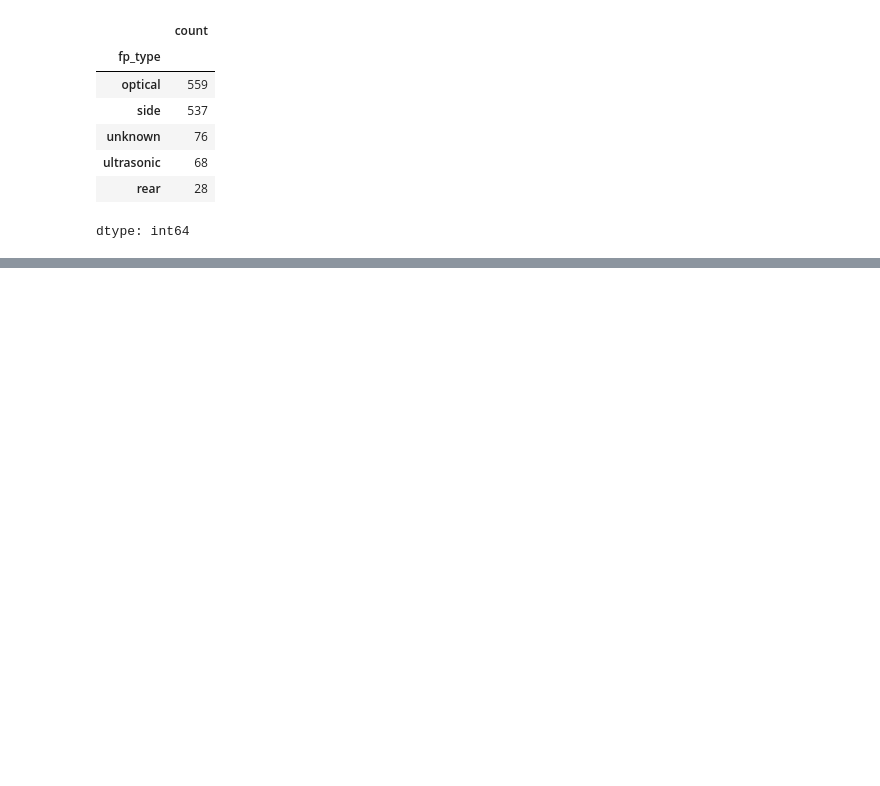
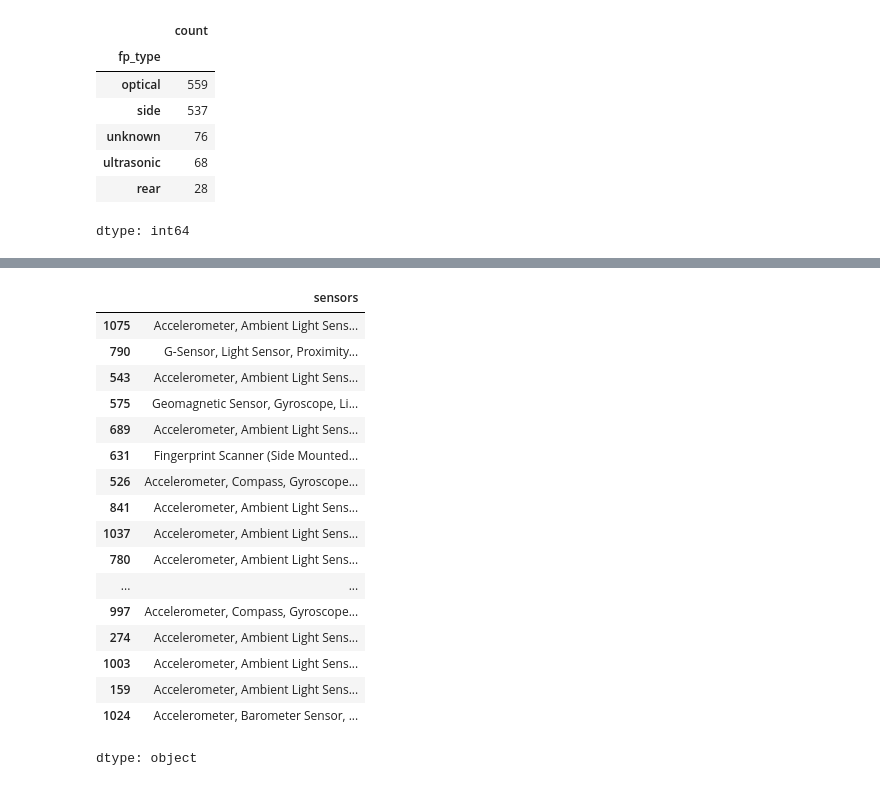
Before and after one commit to rajeshxdatascience/smartphone-recommender-system, a Jupyter notebook: SpecLens_AI_Data_Engineering.ipynb, the cells around one changed output, grey strips where cells are left out. Saved outputs shown, nothing was run; the diff lists cells and outputs as text; code cells hidden in the pictures; blank space fills up the shorter version.

```diff
--- a/SpecLens_AI_Data_Engineering.ipynb
+++ b/SpecLens_AI_Data_Engineering.ipynb
@@ -5279,7 +5279,7 @@ def extract_finger_print(text):
 
   return 'standard'
 
-df['fp_type'] = df['finger_print'].apply(extract_finger_print)
+df['fp_type'] = df['finger_print'].apply(extract_finger_print).astype('category')
 # %%
 df['fp_type'].value_counts()
 # %% [output]
@@ -5293,0 +5314,21 @@ dtype: int64
+# %%
+df['sensors'].sample(30)
+# %% [output]
+|  | sensors |
+| 1075 | Accelerometer, Ambient Light Sens... |
+| 790 | G-Sensor, Light Sensor, Proximity... |
+| 543 | Accelerometer, Ambient Light Sens... |
+| 575 | Geomagnetic Sensor, Gyroscope, Li... |
+| 689 | Accelerometer, Ambient Light Sens... |
+| 631 | Fingerprint Scanner (Side Mounted... |
+| 526 | Accelerometer, Compass, Gyroscope... |
+| 841 | Accelerometer, Ambient Light Sens... |
+| 1037 | Accelerometer, Ambient Light Sens... |
+| 780 | Accelerometer, Ambient Light Sens... |
+| ... | ... |
+| 997 | Accelerometer, Compass, Gyroscope... |
+| 274 | Accelerometer, Ambient Light Sens... |
+| 1003 | Accelerometer, Ambient Light Sens... |
+| 159 | Accelerometer, Ambient Light Sens... |
+| 1024 | Accelerometer, Barometer Sensor, ... |
+dtype: object
```
Also changed, not shown: parts of 5 cells of this notebook.
